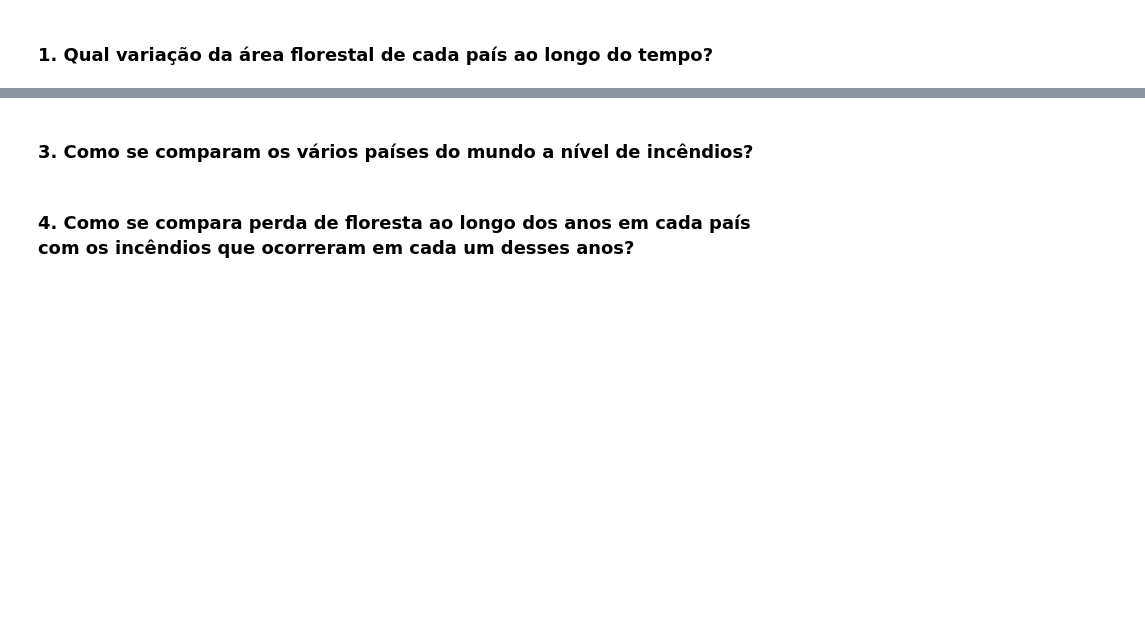
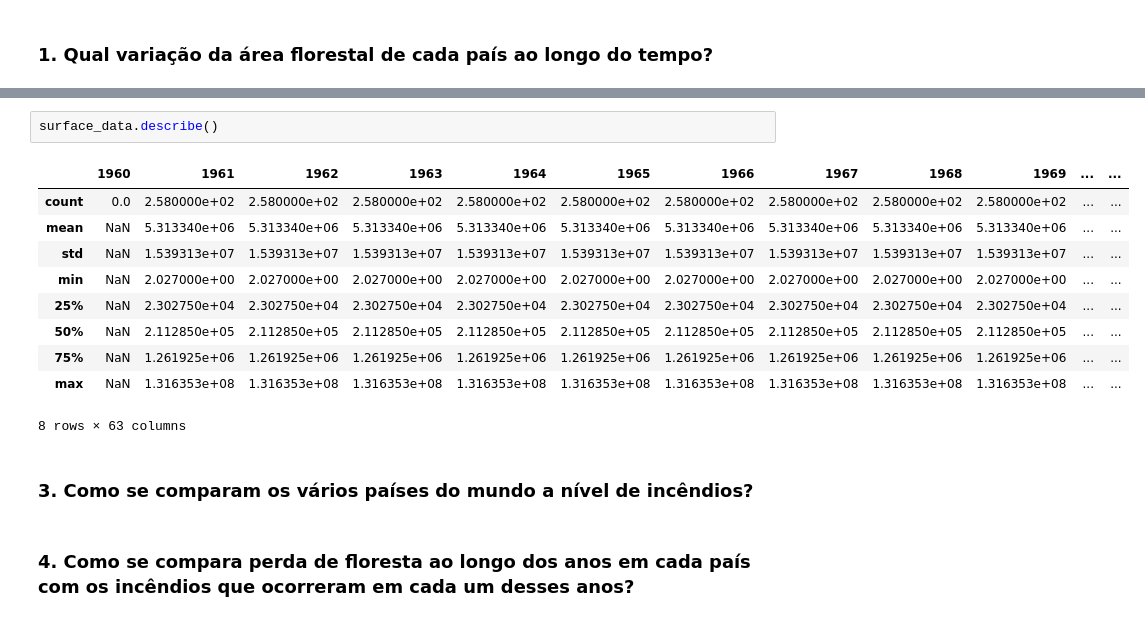
Before and after one commit to BeaMadeira/SGD-Projeto-2, a Jupyter notebook: python/sgd_project_2.ipynb, the cells around one changed output, grey strips where cells are left out. Drawn from its saved outputs; the diff is of its cells as text; blank space fills up the shorter version.

```diff
--- a/python/sgd_project_2.ipynb
+++ b/python/sgd_project_2.ipynb
@@ -20,3 +63,16 @@ path = "./data/"
+# %%
+surface_data.describe()
+# %% [output]
+|  | 1960 | 1961 | 1962 | 1963 | 1964 | 1965 | 1966 | 1967 | 1968 | 1969 | ... | ... |
+| count | 0.0 | 2.580000e+02 | 2.580000e+02 | 2.580000e+02 | 2.580000e+02 | 2.580000e+02 | 2.580000e+02 | 2.580000e+02 | 2.580000e+02 | 2.580000e+02 | ... | ... |
+| mean | NaN | 5.313340e+06 | 5.313340e+06 | 5.313340e+06 | 5.313340e+06 | 5.313340e+06 | 5.313340e+06 | 5.313340e+06 | 5.313340e+06 | 5.313340e+06 | ... | ... |
+| std | NaN | 1.539313e+07 | 1.539313e+07 | 1.539313e+07 | 1.539313e+07 | 1.539313e+07 | 1.539313e+07 | 1.539313e+07 | 1.539313e+07 | 1.539313e+07 | ... | ... |
+| min | NaN | 2.027000e+00 | 2.027000e+00 | 2.027000e+00 | 2.027000e+00 | 2.027000e+00 | 2.027000e+00 | 2.027000e+00 | 2.027000e+00 | 2.027000e+00 | ... | ... |
+| 25% | NaN | 2.302750e+04 | 2.302750e+04 | 2.302750e+04 | 2.302750e+04 | 2.302750e+04 | 2.302750e+04 | 2.302750e+04 | 2.302750e+04 | 2.302750e+04 | ... | ... |
+| 50% | NaN | 2.112850e+05 | 2.112850e+05 | 2.112850e+05 | 2.112850e+05 | 2.112850e+05 | 2.112850e+05 | 2.112850e+05 | 2.112850e+05 | 2.112850e+05 | ... | ... |
+| 75% | NaN | 1.261925e+06 | 1.261925e+06 | 1.261925e+06 | 1.261925e+06 | 1.261925e+06 | 1.261925e+06 | 1.261925e+06 | 1.261925e+06 | 1.261925e+06 | ... | ... |
+| max | NaN | 1.316353e+08 | 1.316353e+08 | 1.316353e+08 | 1.316353e+08 | 1.316353e+08 | 1.316353e+08 | 1.316353e+08 | 1.316353e+08 | 1.316353e+08 | ... | ... |
+8 rows × 63 columns
 # %% [markdown]
 ### 3. Como se comparam os vários países do mundo a nível de incêndios?
 # %% [markdown]
```
Also changed, not shown: parts of 8 cells of this notebook.
